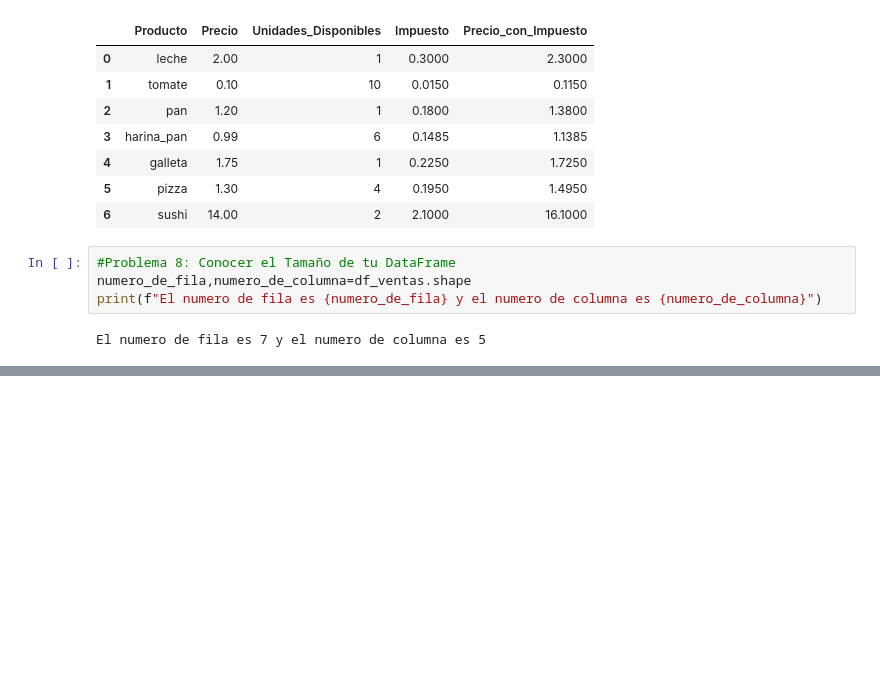
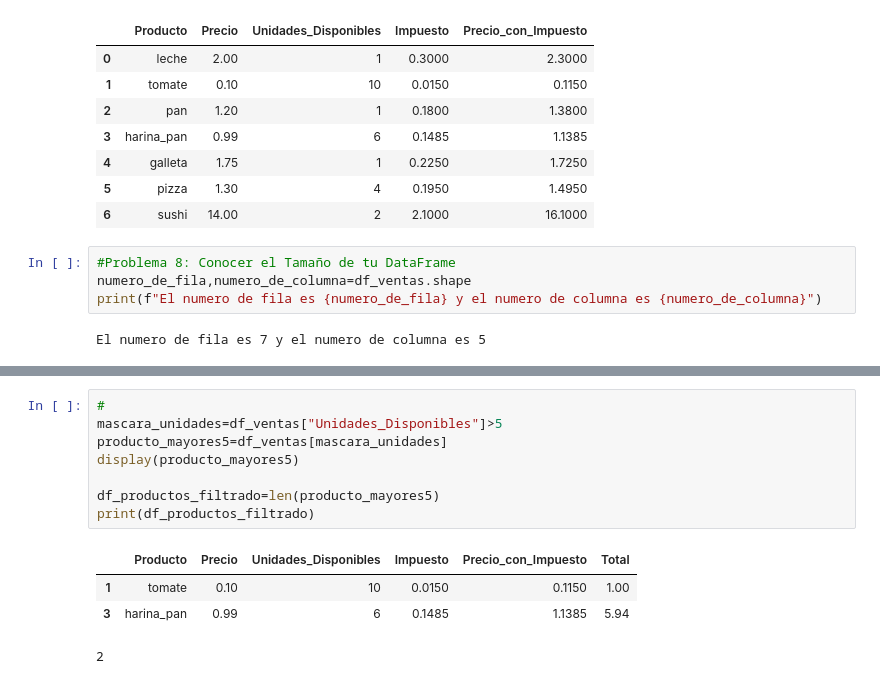
Before and after one commit to aiorodt/Python-Prep, a Jupyter notebook: Alejandro IA/modulo 2/Panda.ipynb, the cells around one changed output, grey strips where cells are left out. Saved outputs shown, nothing was run; the diff lists cells and outputs as text; blank space fills up the shorter version.

```diff
--- a/Alejandro IA/modulo 2/Panda.ipynb
+++ b/Alejandro IA/modulo 2/Panda.ipynb
@@ -665,0 +679,13 @@ El numero de fila es 7 y el numero de columna es 5
+# %%
+#
+mascara_unidades=df_ventas["Unidades_Disponibles"]>5
+producto_mayores5=df_ventas[mascara_unidades]
+display(producto_mayores5)
+
+df_productos_filtrado=len(producto_mayores5)
+print(df_productos_filtrado)
+# %% [output]
+|  | Producto | Precio | Unidades_Disponibles | Impuesto | Precio_con_Impuesto | Total |
+| 1 | tomate | 0.10 | 10 | 0.0150 | 0.1150 | 1.00 |
+| 3 | harina_pan | 0.99 | 6 | 0.1485 | 1.1385 | 5.94 |
+2
```
Also changed, not shown: parts of 1 cell of this notebook.
